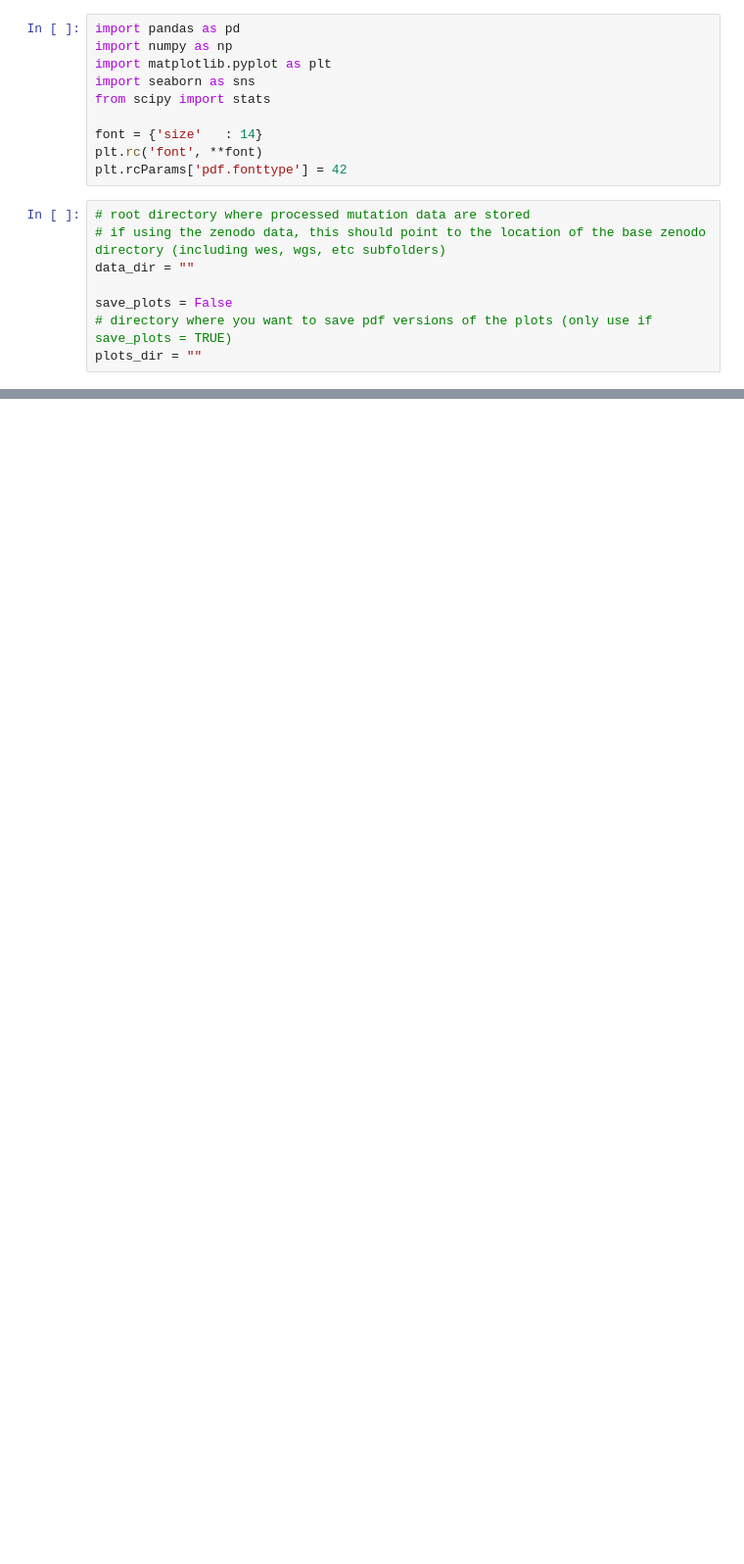
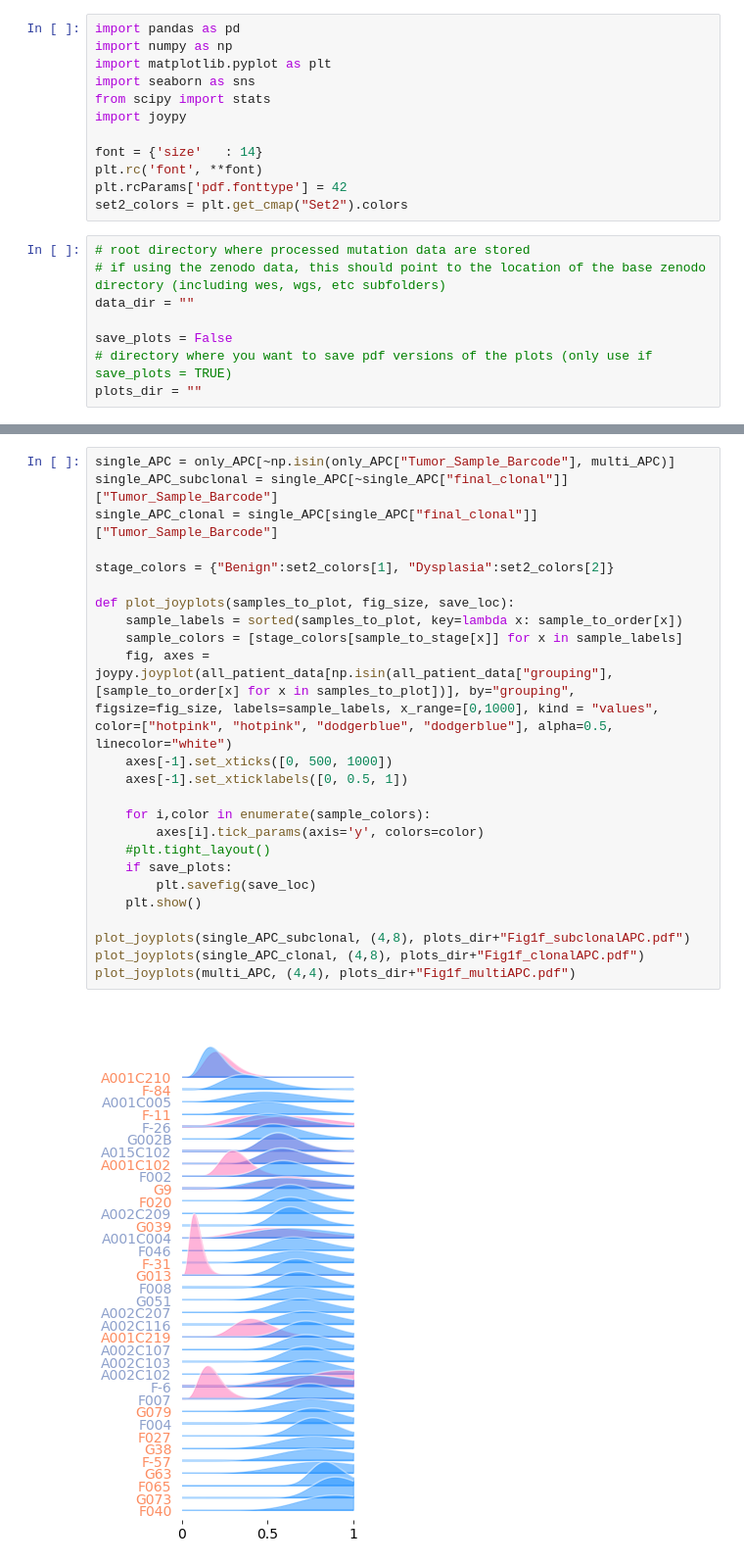
Before and after one commit to cancersysbio/HTAN-FAP, a Jupyter notebook: figures/main/figure1dg.ipynb, the cells around one changed output, grey strips where cells are left out. Shown: that part at 98% size. Cells and saved outputs as stored; diff of their text form; blank space fills up the shorter version.

```diff
--- a/figures/main/figure1dg.ipynb
+++ b/figures/main/figure1dg.ipynb
@@ -4,10 +4,12 @@ import numpy as np
 import matplotlib.pyplot as plt
 import seaborn as sns
 from scipy import stats
+import joypy
 
 font = {'size'   : 14}
 plt.rc('font', **font)
 plt.rcParams['pdf.fonttype'] = 42
+set2_colors = plt.get_cmap("Set2").colors
 # %%
 # root directory where processed mutation data are stored
 # if using the zenodo data, this should point to the location of the base zenodo directory (including wes, wgs, etc subfolders)
@@ -50,0 +151,26 @@ plt.show()
+# %%
+single_APC = only_APC[~np.isin(only_APC["Tumor_Sample_Barcode"], multi_APC)]
+single_APC_subclonal = single_APC[~single_APC["final_clonal"]]["Tumor_Sample_Barcode"]
+single_APC_clonal = single_APC[single_APC["final_clonal"]]["Tumor_Sample_Barcode"]
+
+stage_colors = {"Benign":set2_colors[1], "Dysplasia":set2_colors[2]}
+
+def plot_joyplots(samples_to_plot, fig_size, save_loc):
+    sample_labels = sorted(samples_to_plot, key=lambda x: sample_to_order[x])
+    sample_colors = [stage_colors[sample_to_stage[x]] for x in sample_labels]
+    fig, axes = joypy.joyplot(all_patient_data[np.isin(all_patient_data["grouping"], [sample_to_order[x] for x in samples_to_plot])], by="grouping", figsize=fig_size, labels=sample_labels, x_range=[0,1000], kind = "values", color=["hotpink", "hotpink", "dodgerblue", "dodgerblue"], alpha=0.5, linecolor="white")
+    axes[-1].set_xticks([0, 500, 1000])
+    axes[-1].set_xticklabels([0, 0.5, 1])
+
+    for i,color in enumerate(sample_colors):
+        axes[i].tick_params(axis='y', colors=color)
+    #plt.tight_layout()
+    if save_plots:
+        plt.savefig(save_loc)
+    plt.show()
+
+plot_joyplots(single_APC_subclonal, (4,8), plots_dir+"Fig1f_subclonalAPC.pdf")
+plot_joyplots(single_APC_clonal, (4,8), plots_dir+"Fig1f_clonalAPC.pdf")
+plot_joyplots(multi_APC, (4,4), plots_dir+"Fig1f_multiAPC.pdf")
+# %% [output]
+[figure, added]
```
Also changed, not shown: parts of 6 cells of this notebook, 2 other files.
